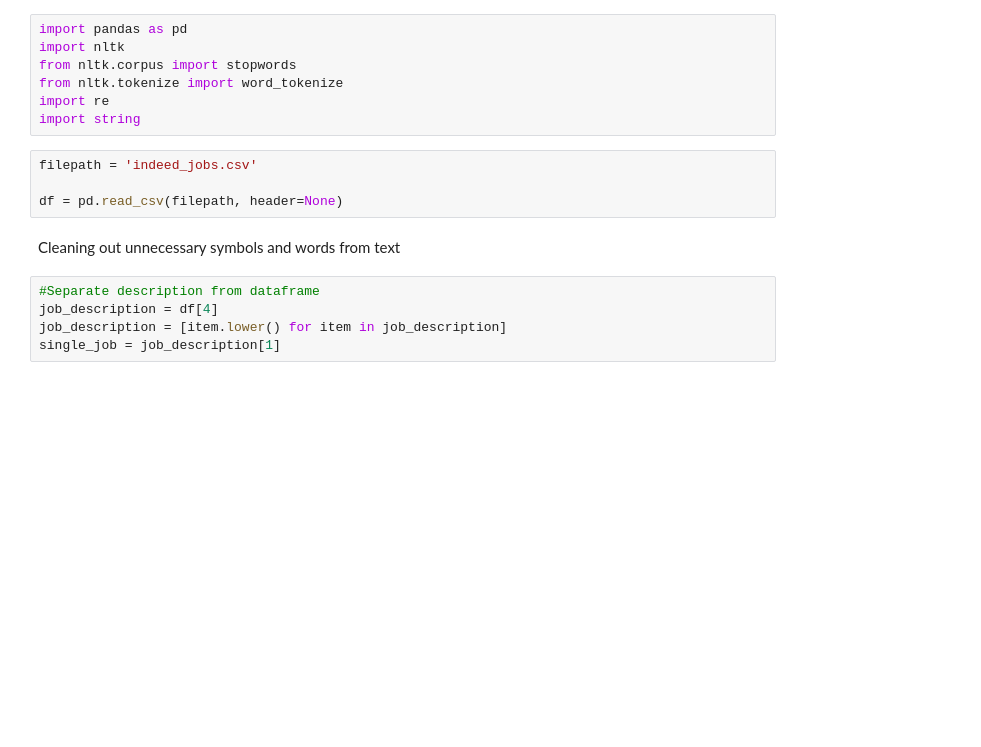
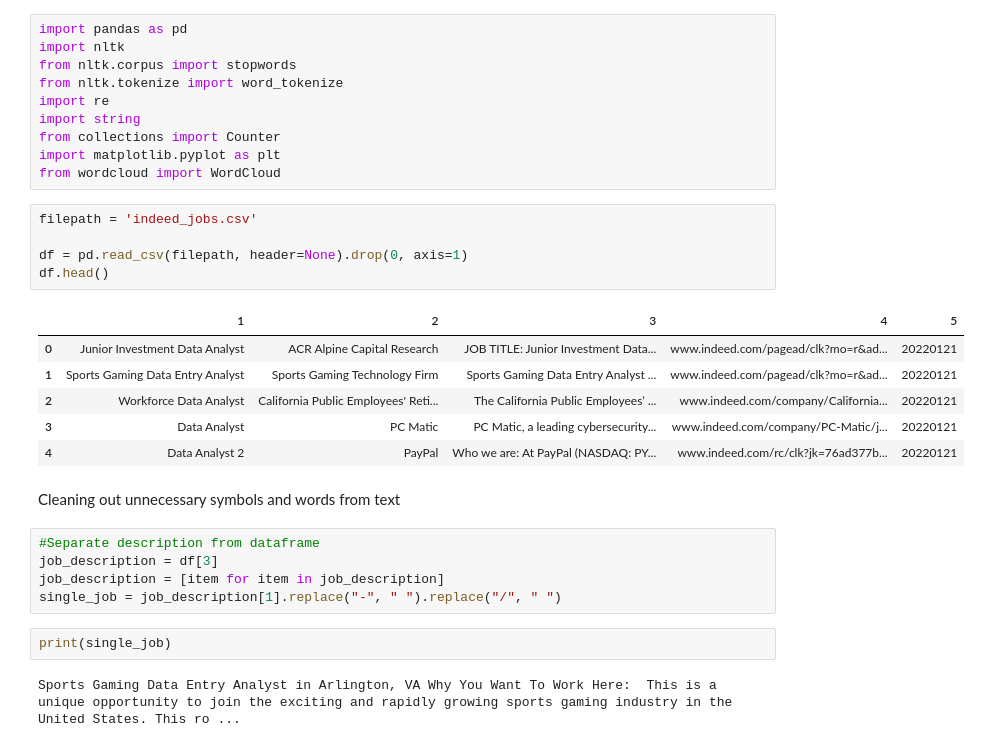
Before and after one commit to DylanRCastillo/Indeed-Web-Scraper, a Jupyter notebook: more_cleaning.ipynb, the cells around one changed output. Drawn from its saved outputs; the diff is of its cells as text; blank space fills up the shorter version.

```diff
--- a/more_cleaning.ipynb
+++ b/more_cleaning.ipynb
@@ -5,16 +5,31 @@ from nltk.corpus import stopwords
 from nltk.tokenize import word_tokenize
 import re
 import string
+from collections import Counter
+import matplotlib.pyplot as plt
+from wordcloud import WordCloud
 # %%
 filepath = 'indeed_jobs.csv'
 
-df = pd.read_csv(filepath, header=None)
+df = pd.read_csv(filepath, header=None).drop(0, axis=1)
+df.head()
+# %% [output]
+|  | 1 | 2 | 3 | 4 | 5 |
+| 0 | Junior Investment Data Analyst | ACR Alpine Capital Research | JOB TITLE: Junior Investment Data... | www.indeed.com/pagead/clk?mo=r&ad... | 20220121 |
+| 1 | Sports Gaming Data Entry Analyst | Sports Gaming Technology Firm | Sports Gaming Data Entry Analyst ... | www.indeed.com/pagead/clk?mo=r&ad... | 20220121 |
+| 2 | Workforce Data Analyst | California Public Employees' Reti... | The California Public Employees’ ... | www.indeed.com/company/California... | 20220121 |
+| 3 | Data Analyst | PC Matic | PC Matic, a leading cybersecurity... | www.indeed.com/company/PC-Matic/j... | 20220121 |
+| 4 | Data Analyst 2 | PayPal | Who we are: At PayPal (NASDAQ: PY... | www.indeed.com/rc/clk?jk=76ad377b... | 20220121 |
 # %% [markdown]
 Cleaning out unnecessary symbols and words from text
 # %%
 #Separate description from dataframe
-job_description = df[4]
-job_description = [item.lower() for item in job_description]
-single_job = job_description[1]
+job_description = df[3]
+job_description = [item for item in job_description]
+single_job = job_description[1].replace("-", " ").replace("/", " ")
+# %%
+print(single_job)
+# %% [output]
+Sports Gaming Data Entry Analyst in Arlington, VA Why You Want To Work Here:  This is a unique opportunity to join the exciting and rapidly growing sports gaming industry in the United States. This ro ...
 # %%
 #Remove market tickers
```
Also changed, not shown: parts of 13 cells of this notebook, 4 other files.
